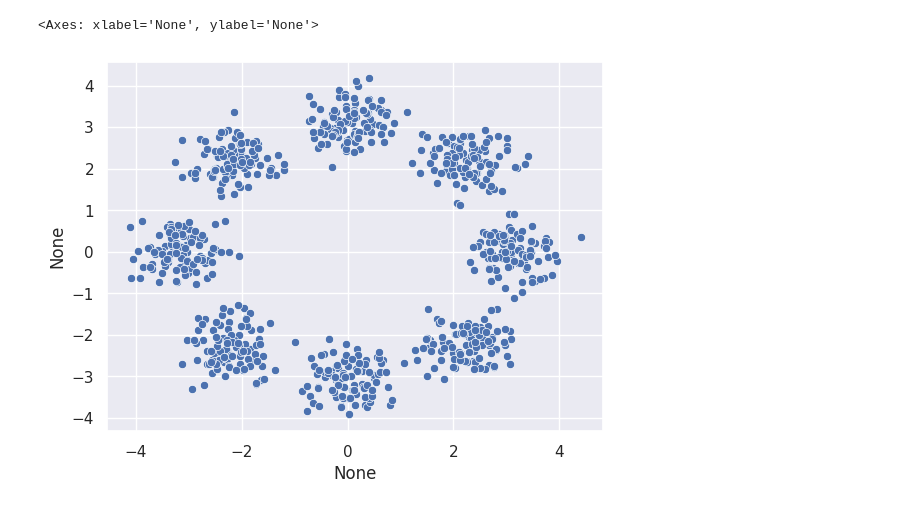
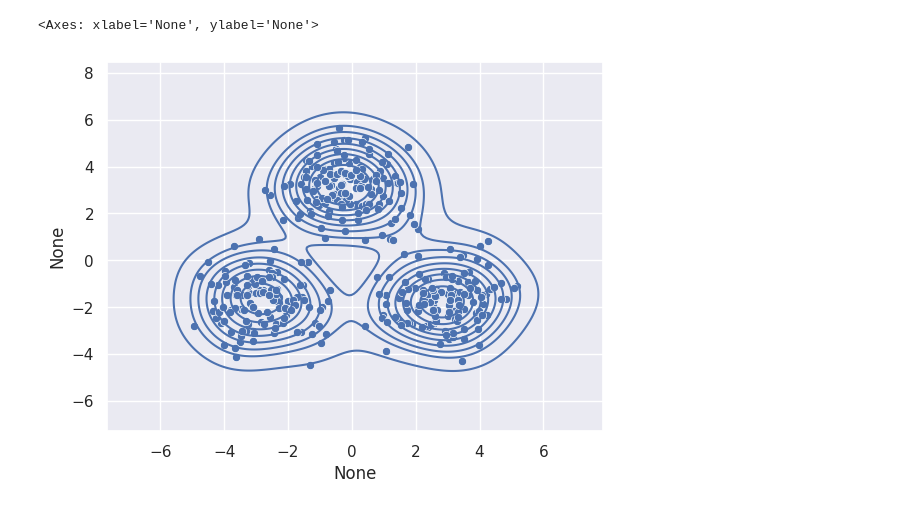
Before and after one commit to fusedbloxxer/flow-matching, a Jupyter notebook: notebook/main.ipynb, the cells around one changed output. Cells and saved outputs as stored; diff of their text form; code cells hidden in the pictures.

```diff
--- a/notebook/main.ipynb
+++ b/notebook/main.ipynb
@@ -66,21 +137,12 @@ class CheckerboardDistrib(Module, Sampleable):
 # %%
-degrees = 5.0
-radius = 1.0
-n_modes = 8
+circles = Circles(n_modes=3, offset_degree=90)
 
-circles = CirclesDistrib(
-    mean=torch.zeros((2,)),
-    scale=.4 * torch.Tensor([1., 1.]),
-    offset_degree=90.0,
-    radius=1 * torch.pi,
-    n_modes=8,
-)
-
-samples = circles.sample((100,))
-samples = rearrange(samples, 'n d m -> d (n m)')
+samples = circles.sample((400,))
+samples = rearrange(samples, 'n d -> d n')
 x = samples[0, :]
 y = samples[1, :]
 sns.scatterplot(x=x, y=y)
+sns.kdeplot(x=x, y=y)
 # %% [output]
 <Axes: xlabel='None', ylabel='None'>
-[figure, old version]
+[figure, new version]
```
Also changed, not shown: parts of 2 cells of this notebook, 2 other files.
